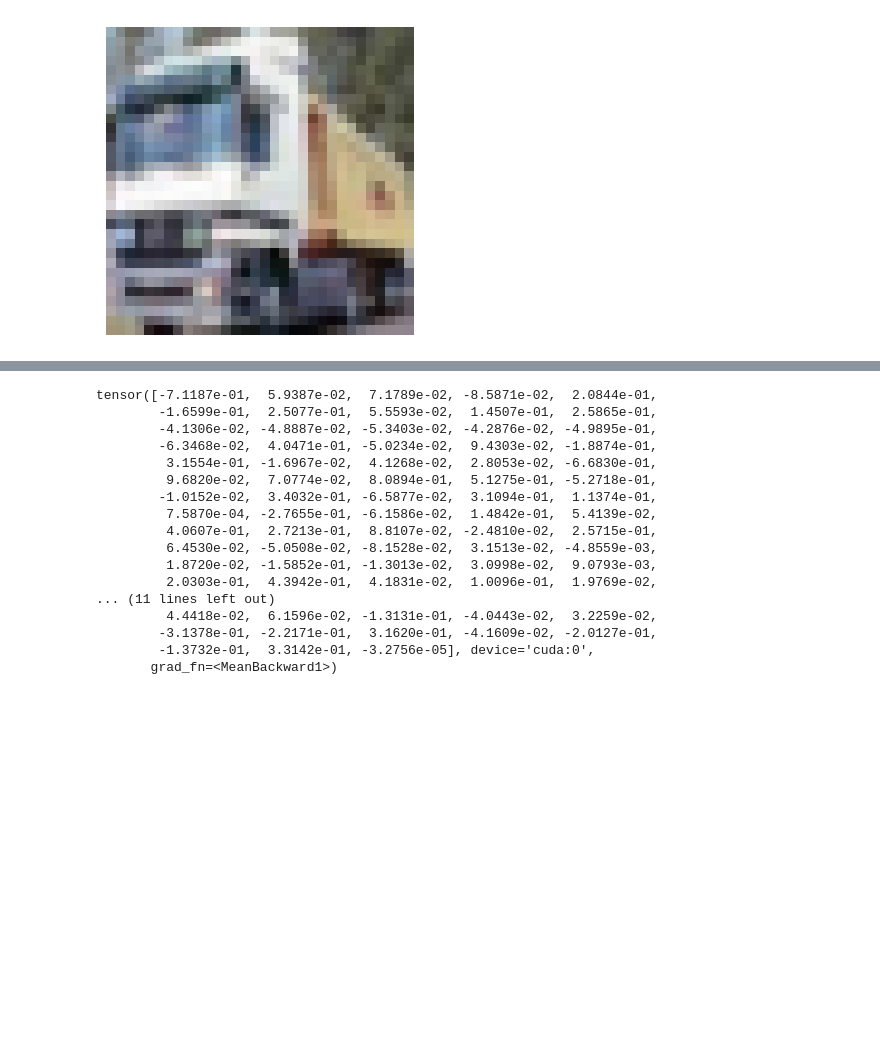
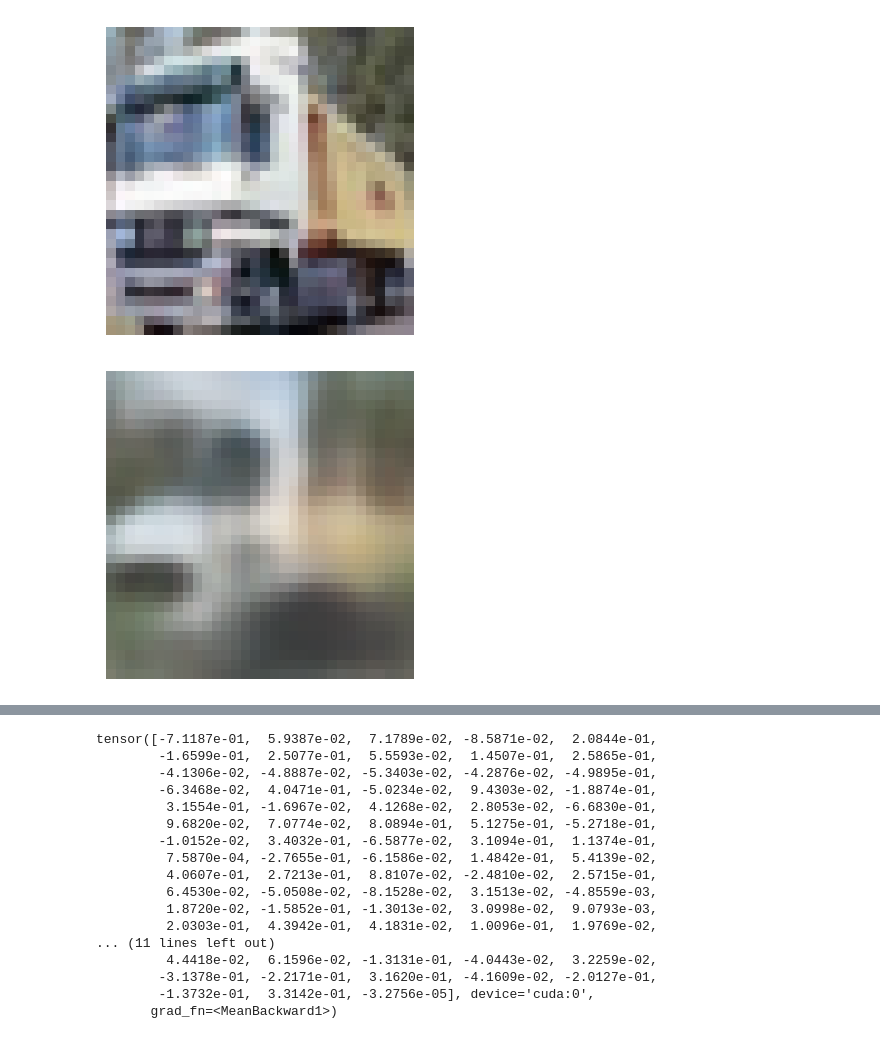
Before and after one commit to azhgh22/Comparative-analysis-of-Generative-models-on-CIFAR-10, a Jupyter notebook: experiments/train_vae.ipynb, the cells around one changed output, grey strips where cells are left out. Drawn from its saved outputs; the diff is of its cells as text; code cells hidden in the pictures; blank space fills up the shorter version.

```diff
--- a/experiments/train_vae.ipynb
+++ b/experiments/train_vae.ipynb
@@ -116,8 +133,11 @@ show_img(img)
 # %%
 # print(img.unsqueeze(0) .shape)
 model.eval()
 with torch.no_grad():
   recon = model(img.unsqueeze(0).to(device))
+show_img(recon[0])
+# %% [output]
+[figure, added]
 # %%
 # recon.shape
 show_img(recon[0])
```
Also changed, not shown: parts of 6 cells of this notebook.
